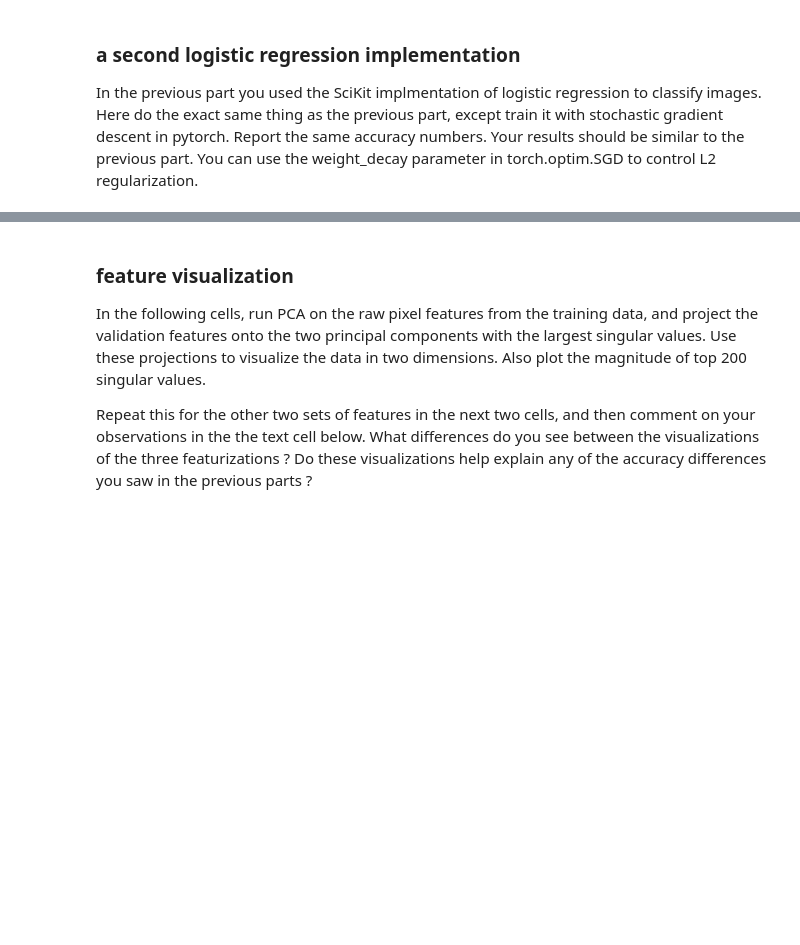
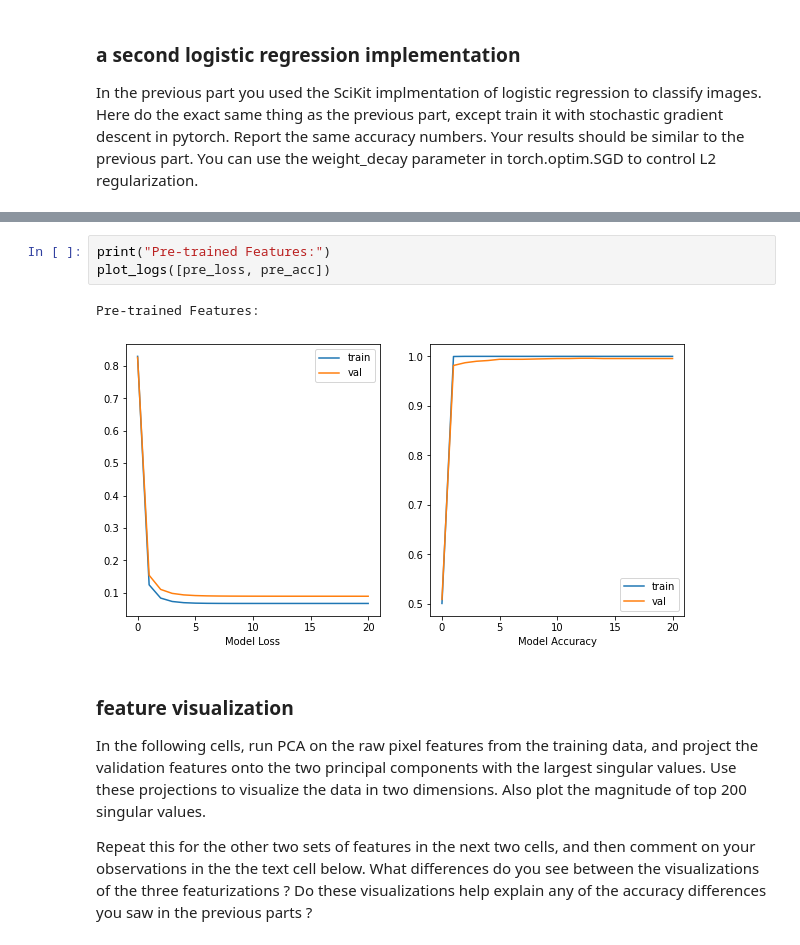
Before and after one commit to arnav-gudibande/project-t, a Jupyter notebook: project/sol1.ipynb, the cells around one changed output, grey strips where cells are left out. Cells and saved outputs as stored; diff of their text form; blank space fills up the shorter version.

```diff
--- a/project/sol1.ipynb
+++ b/project/sol1.ipynb
@@ -334,3 +365,9 @@ val results: step 999, loss 0.08957909792661667, acc 0.9955
+# %%
+print("Pre-trained Features:")
+plot_logs([pre_loss, pre_acc])
+# %% [output]
+Pre-trained Features:
+[figure, added]
 # %% [markdown]
 ### feature visualization
 
```
Also changed, not shown: parts of 8 cells of this notebook, 1 other file.
